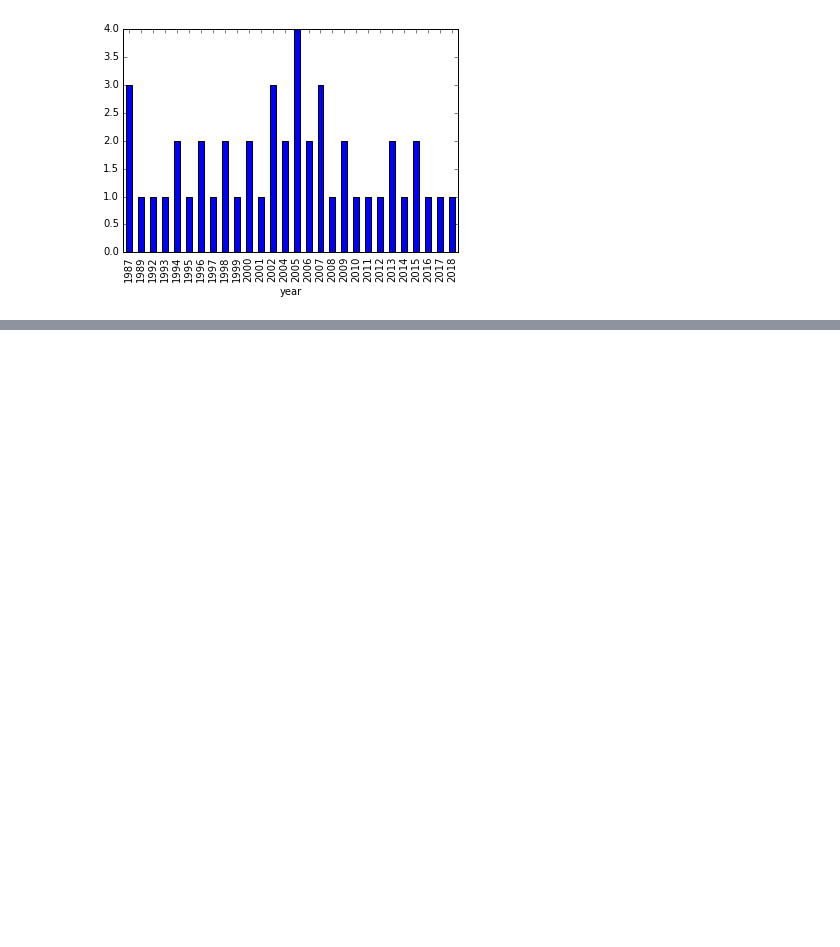
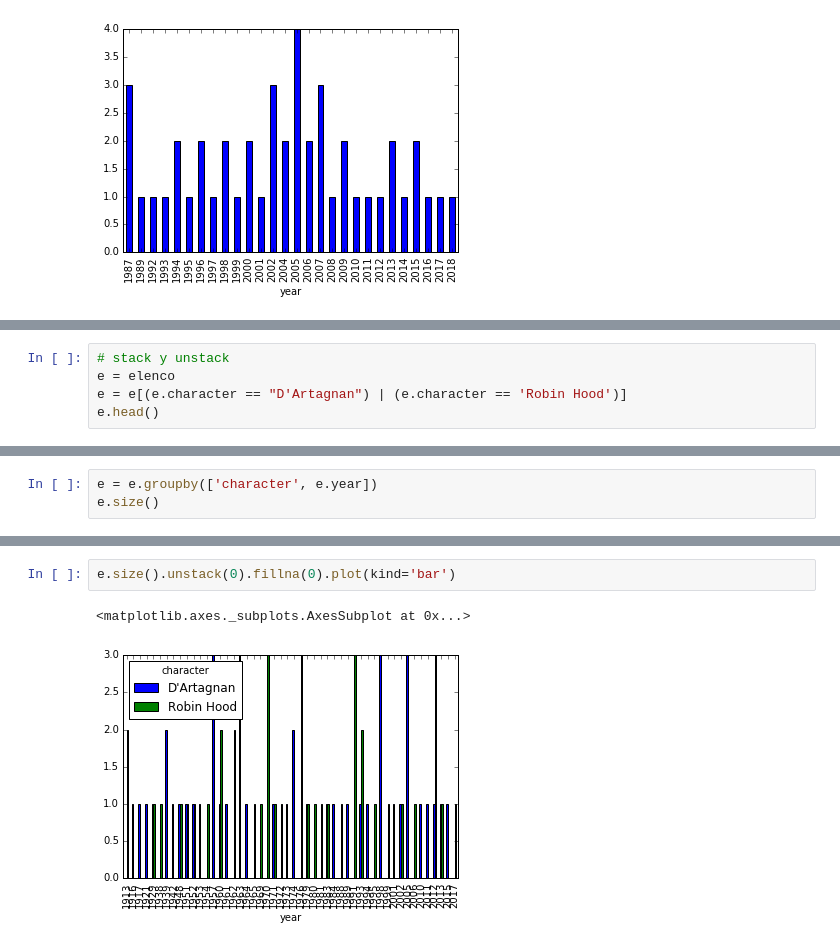
Before and after one commit to hmedrano/curso-python-cientifico, a Jupyter notebook: nb06-pandas-demo-ejercicios.ipynb, the cells around one changed output, grey strips where cells are left out. Drawn from its saved outputs; the diff is of its cells as text; blank space fills up the shorter version.

```diff
--- a/nb06-pandas-demo-ejercicios.ipynb
+++ b/nb06-pandas-demo-ejercicios.ipynb
@@ -188,0 +190,5 @@ e.groupby(['year']).size().plot(kind='bar', ylim=[0,4.5])
+# %%
+# stack y unstack
+e = elenco
+e = e[(e.character == "D'Artagnan") | (e.character == 'Robin Hood')]
+e.head()
@@ -188,0 +202,3 @@ e.groupby(['year']).size().plot(kind='bar', ylim=[0,4.5])
+# %%
+e = e.groupby(['character', e.year])
+e.size()
@@ -188,0 +260,5 @@ e.groupby(['year']).size().plot(kind='bar', ylim=[0,4.5])
+# %%
+e.size().unstack(0).fillna(0).plot(kind='bar')
+# %% [output]
+<matplotlib.axes._subplots.AxesSubplot at 0x...>
+[figure, added]
```
Also changed, not shown: parts of 12 cells of this notebook, 2 other files.
